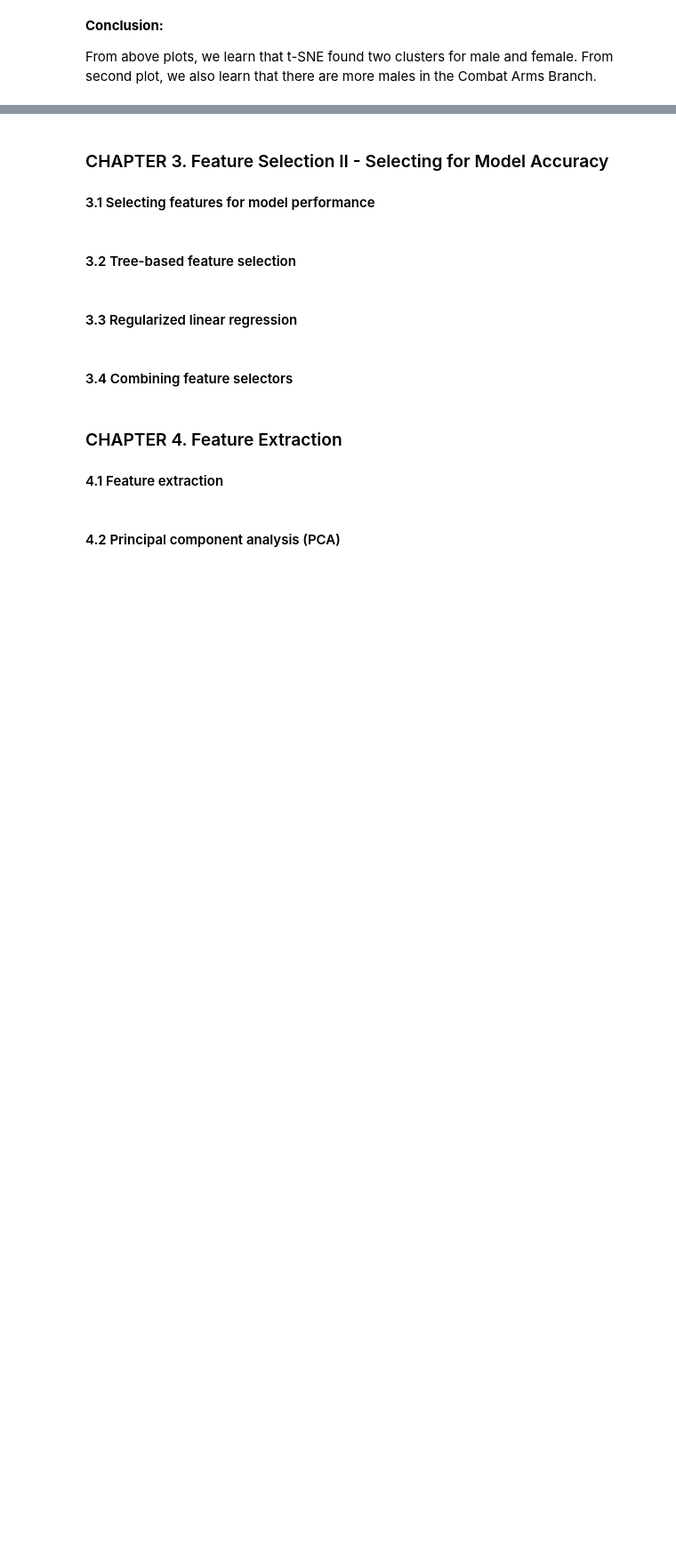
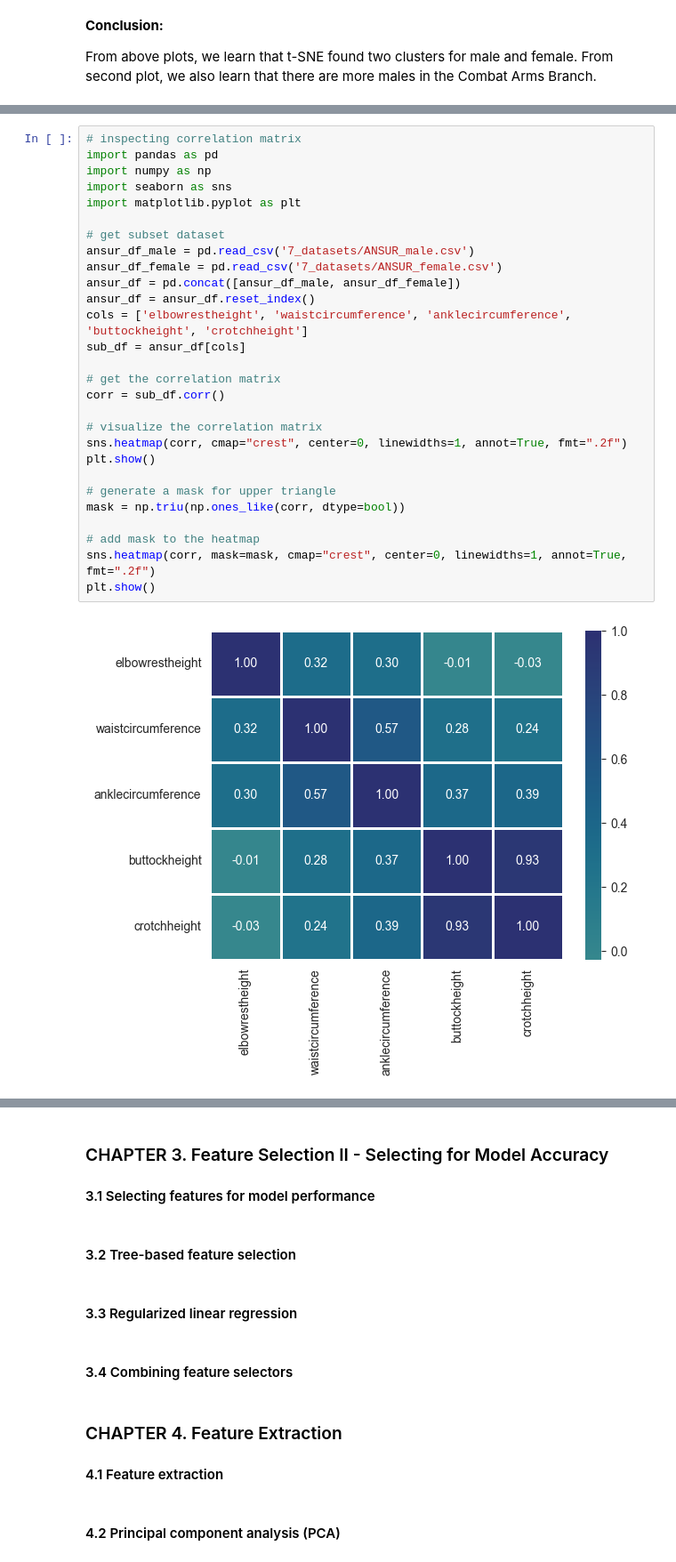
Before and after one commit to GuoweiYang19891101/datacamp_machine_learning_scientist_python, a Jupyter notebook: 7_dimension_reduction.ipynb, the cells around one changed output, grey strips where cells are left out. Shown at 89% size. Drawn from its saved outputs; the diff is of its cells as text; blank space fills up the shorter version.

```diff
--- a/7_dimension_reduction.ipynb
+++ b/7_dimension_reduction.ipynb
@@ -218,0 +391,30 @@ From above plots, we learn that t-SNE found two clusters for male and female. Fr
+# %%
+# inspecting correlation matrix
+import pandas as pd
+import numpy as np
+import seaborn as sns
+import matplotlib.pyplot as plt
+
+# get subset dataset
+ansur_df_male = pd.read_csv('7_datasets/ANSUR_male.csv')
+ansur_df_female = pd.read_csv('7_datasets/ANSUR_female.csv')
+ansur_df = pd.concat([ansur_df_male, ansur_df_female])
+ansur_df = ansur_df.reset_index()
+cols = ['elbowrestheight', 'waistcircumference', 'anklecircumference', 'buttockheight', 'crotchheight']
+sub_df = ansur_df[cols]
+
+# get the correlation matrix
+corr = sub_df.corr()
+
+# visualize the correlation matrix
+sns.heatmap(corr, cmap="crest", center=0, linewidths=1, annot=True, fmt=".2f")
+plt.show()
+
+# generate a mask for upper triangle
+mask = np.triu(np.ones_like(corr, dtype=bool))
+
+# add mask to the heatmap
+sns.heatmap(corr, mask=mask, cmap="crest", center=0, linewidths=1, annot=True, fmt=".2f")
+plt.show()
+# %% [output]
+[figure, added]
```
Also changed, not shown: parts of 27 cells of this notebook, 2 other files.
